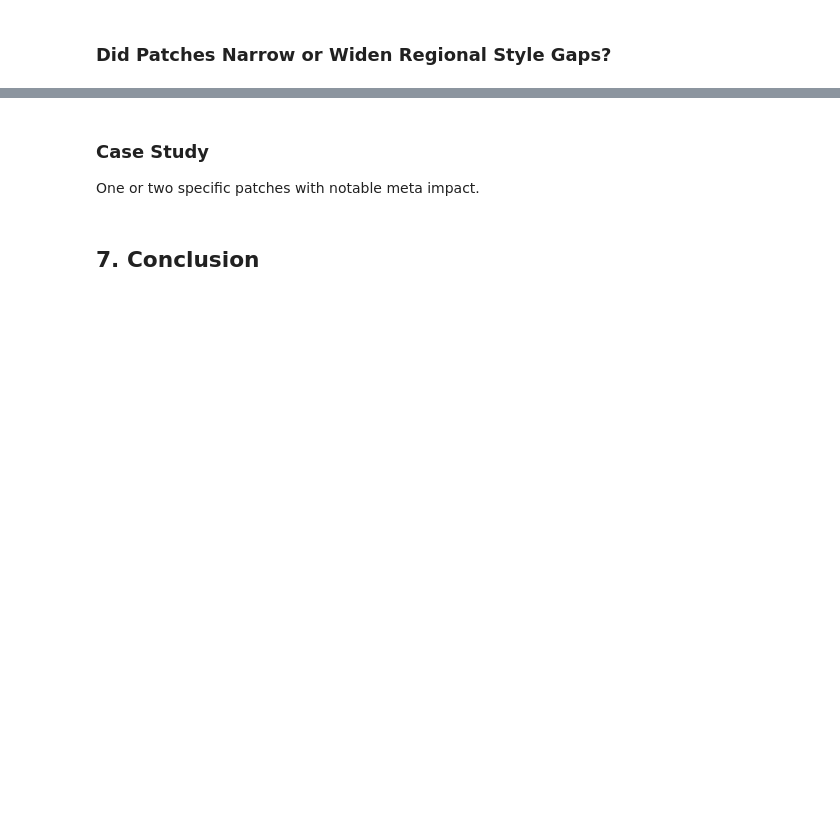
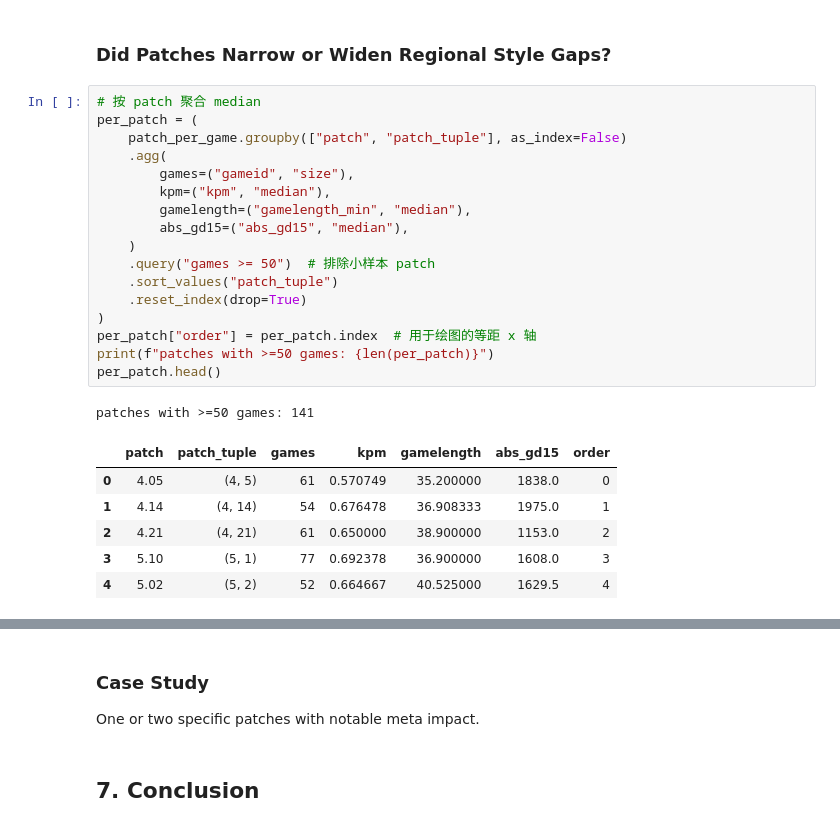
Before and after one commit to LUNARKN1GHT/lol_esports, a Jupyter notebook: lol_esports.ipynb, the cells around one changed output, grey strips where cells are left out. Drawn from its saved outputs; the diff is of its cells as text; blank space fills up the shorter version.

```diff
--- a/lol_esports.ipynb
+++ b/lol_esports.ipynb
@@ -1333,2 +1378,27 @@ ctrl_wards_avg    27.6770  0.0000  0.3375
 # %% [markdown]
 ### Did Patches Narrow or Widen Regional Style Gaps?
+# %%
+# 按 patch 聚合 median
+per_patch = (
+    patch_per_game.groupby(["patch", "patch_tuple"], as_index=False)
+    .agg(
+        games=("gameid", "size"),
+        kpm=("kpm", "median"),
+        gamelength=("gamelength_min", "median"),
+        abs_gd15=("abs_gd15", "median"),
+    )
+    .query("games >= 50")  # 排除小样本 patch
+    .sort_values("patch_tuple")
+    .reset_index(drop=True)
+)
+per_patch["order"] = per_patch.index  # 用于绘图的等距 x 轴
+print(f"patches with >=50 games: {len(per_patch)}")
+per_patch.head()
+# %% [output]
+patches with >=50 games: 141
+|  | patch | patch_tuple | games | kpm | gamelength | abs_gd15 | order |
+| 0 | 4.05 | (4, 5) | 61 | 0.570749 | 35.200000 | 1838.0 | 0 |
+| 1 | 4.14 | (4, 14) | 54 | 0.676478 | 36.908333 | 1975.0 | 1 |
+| 2 | 4.21 | (4, 21) | 61 | 0.650000 | 38.900000 | 1153.0 | 2 |
+| 3 | 5.10 | (5, 1) | 77 | 0.692378 | 36.900000 | 1608.0 | 3 |
+| 4 | 5.02 | (5, 2) | 52 | 0.664667 | 40.525000 | 1629.5 | 4 |
```
Also changed, not shown: parts of 5 cells of this notebook, 1 other file.
